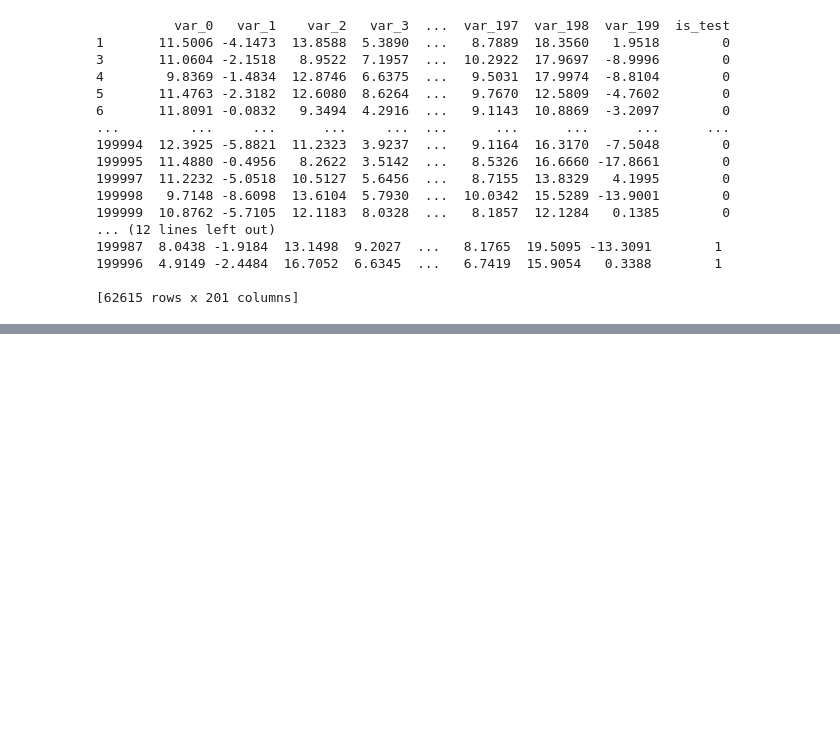
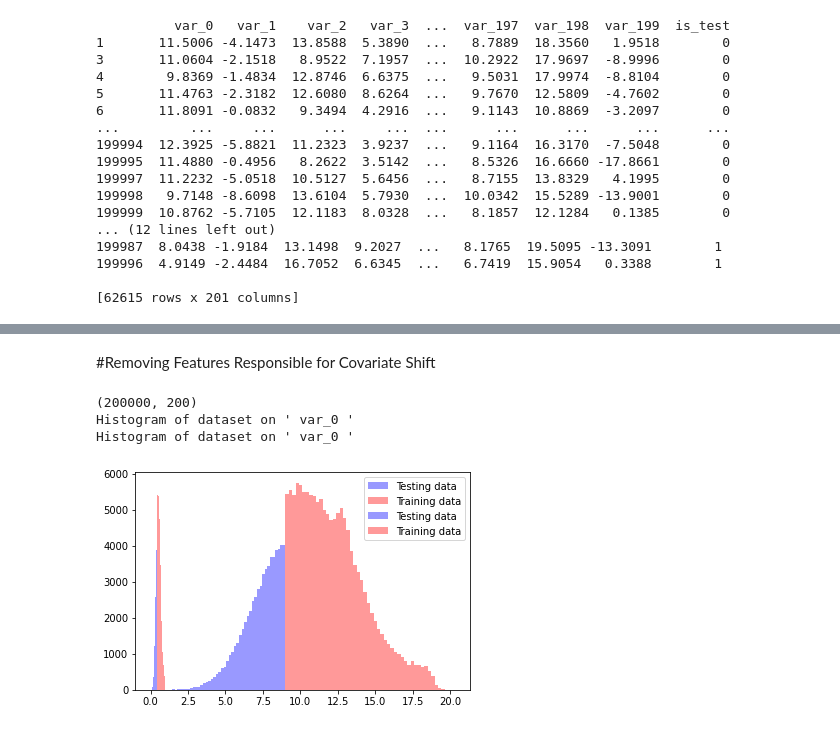
Before and after one commit to kacperkurowski/CE888, a Jupyter notebook: Assignment/Santander-Customer-Transaction-Prediction.ipynb, the cells around one changed output, grey strips where cells are left out. Saved outputs shown, nothing was run; the diff lists cells and outputs as text; code cells hidden in the pictures; blank space fills up the shorter version.

```diff
--- a/Assignment/Santander-Customer-Transaction-Prediction.ipynb
+++ b/Assignment/Santander-Customer-Transaction-Prediction.ipynb
@@ -177,0 +181,27 @@ pip install scikit-plot
+# %% [markdown]
+#Removing Features Responsible for Covariate Shift
+# %%
+#Classified.drop(columns=["var_0"],inplace=True)
+print(Classified.shape)
+
+def histo(df_test, df_train, feature):
+  print("Histogram of dataset on '",feature,"'")
+  histo = sns.distplot(df_test[[feature]].values.T[0], color="blue", kde=False, label="Testing data")
+  histo = sns.distplot(df_train[[feature]].values.T[0], color="red", kde=False, label="Training data")
+  legend = histo.legend()
+
+df_orig = df_train_Orig.drop(columns=[target_var,id_var])
+normalized_test=(df_test-df_orig.min())/(df_orig.max()-df_orig.min())
+normalized_train=(df_train-df_orig.min())/(df_orig.max()-df_orig.min())
+
+histo(df_test, df_train,"var_0")
+# histo(normalized_test, normalized_train,"var_0")
+# histo(orig_df_train,orig_df_train,"var_0")
+
+#histo(normalized_test, normalized_train,"var_0")
+# histo(orig_df_train,orig_df_train,"var_0")
+# %% [output]
+(200000, 200)
+Histogram of dataset on ' var_0 '
+Histogram of dataset on ' var_0 '
+[figure, added]
```
Also changed, not shown: parts of 16 cells of this notebook.
